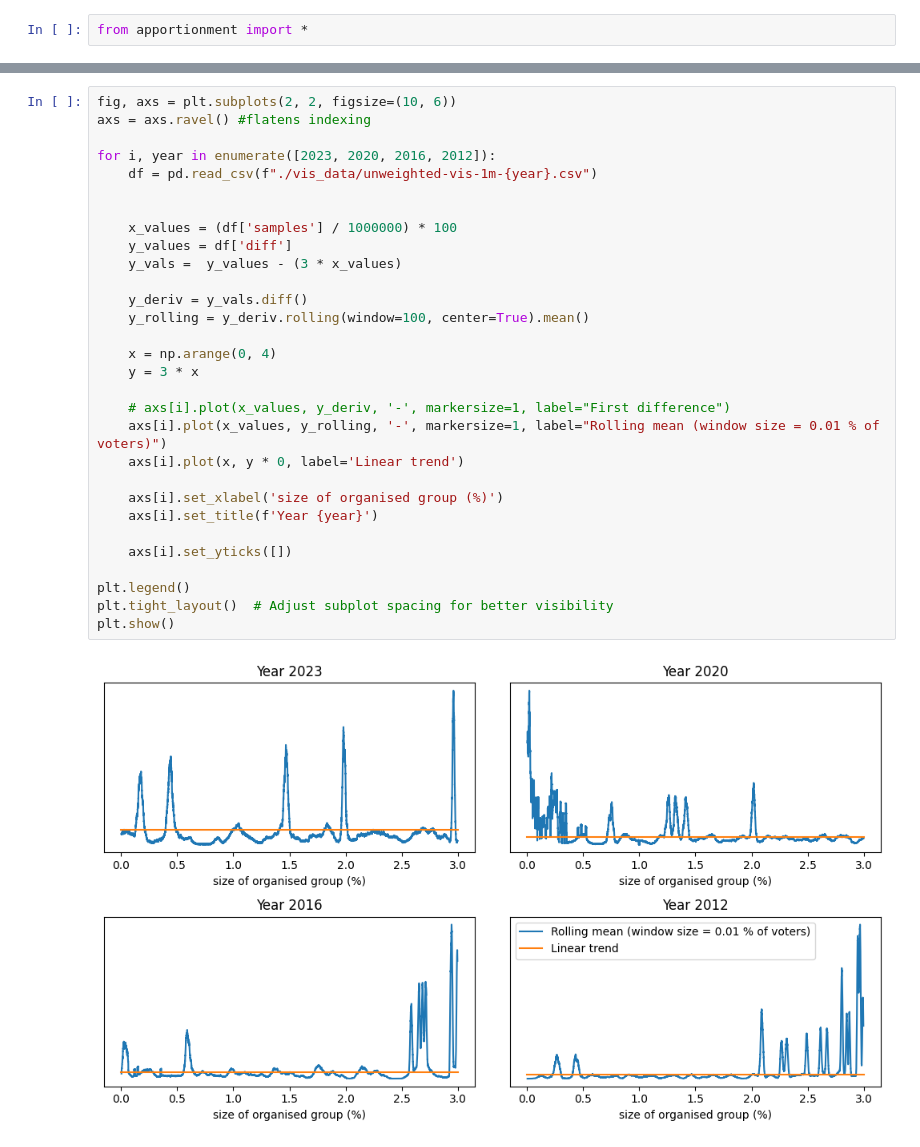
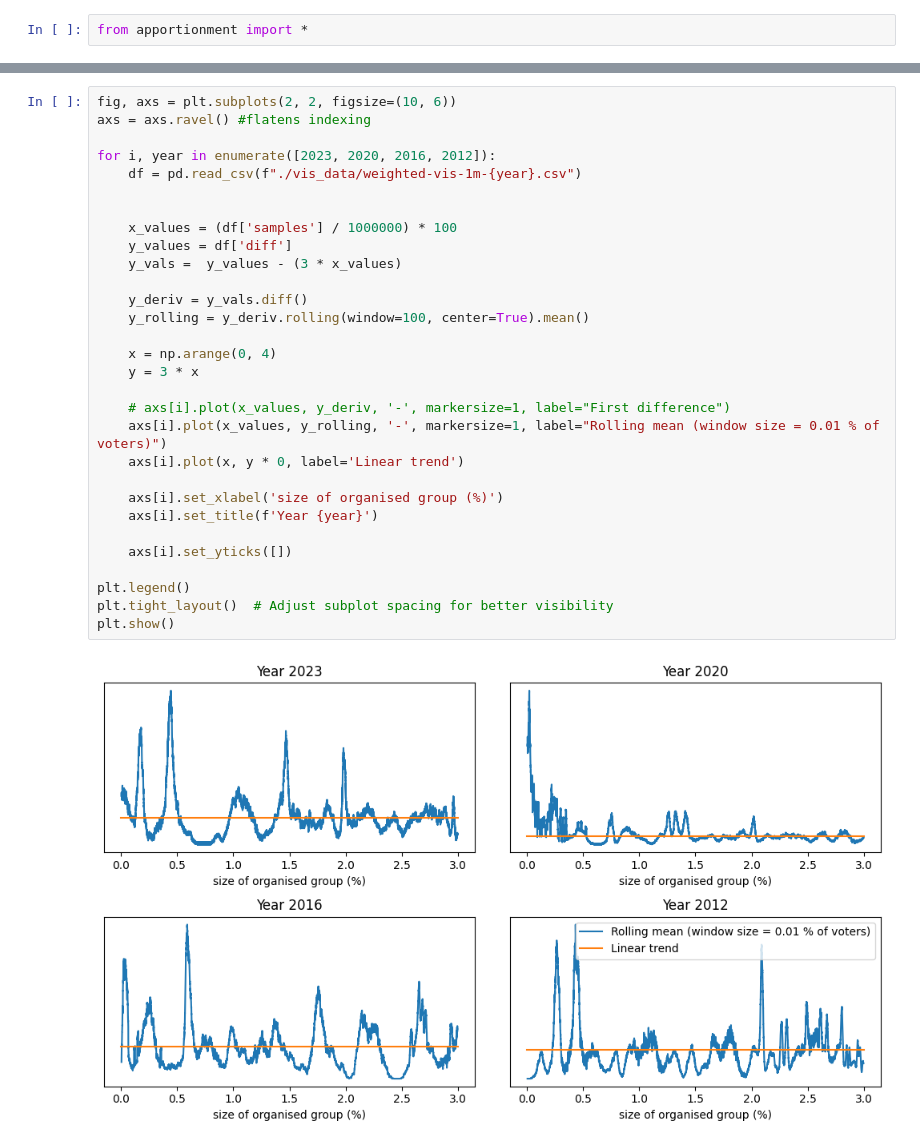
Before and after one commit to JnKamas/bc-praca, a Jupyter notebook: question_2.ipynb, the cells around one changed output, grey strips where cells are left out. Cells and saved outputs as stored; diff of their text form.

```diff
--- a/question_2.ipynb
+++ b/question_2.ipynb
@@ -8,34 +17,34 @@ from apportionment import *
 # %%
 fig, axs = plt.subplots(2, 2, figsize=(10, 6))
 axs = axs.ravel() #flatens indexing
 
 for i, year in enumerate([2023, 2020, 2016, 2012]):
-    df = pd.read_csv(f"./vis_data/unweighted-vis-1m-{year}.csv")
+    df = pd.read_csv(f"./vis_data/weighted-vis-1m-{year}.csv")
 
 
     x_values = (df['samples'] / 1000000) * 100
     y_values = df['diff']
     y_vals =  y_values - (3 * x_values)
 
     y_deriv = y_vals.diff()
     y_rolling = y_deriv.rolling(window=100, center=True).mean()
 
     x = np.arange(0, 4)
     y = 3 * x
 
     # axs[i].plot(x_values, y_deriv, '-', markersize=1, label="First difference")
     axs[i].plot(x_values, y_rolling, '-', markersize=1, label="Rolling mean (window size = 0.01 % of voters)")
     axs[i].plot(x, y * 0, label='Linear trend')
 
     axs[i].set_xlabel('size of organised group (%)')
     axs[i].set_title(f'Year {year}')
 
     axs[i].set_yticks([])
 
 plt.legend()
 plt.tight_layout()  # Adjust subplot spacing for better visibility
 plt.show()
 # %% [output]
-[figure, old version]
+[figure, new version]
 # %%
 subn_subject = {
```
Also changed, not shown: parts of 7 cells of this notebook, 25 other files.
